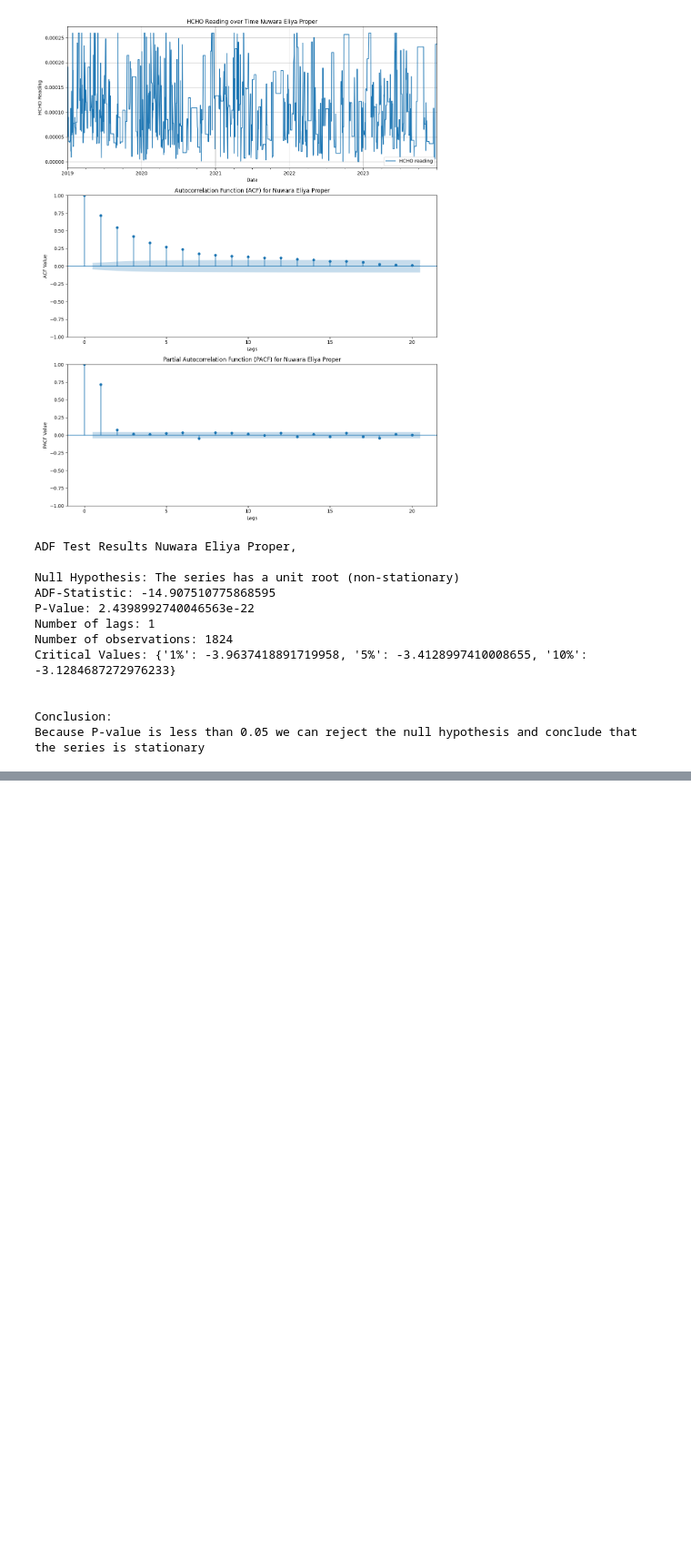
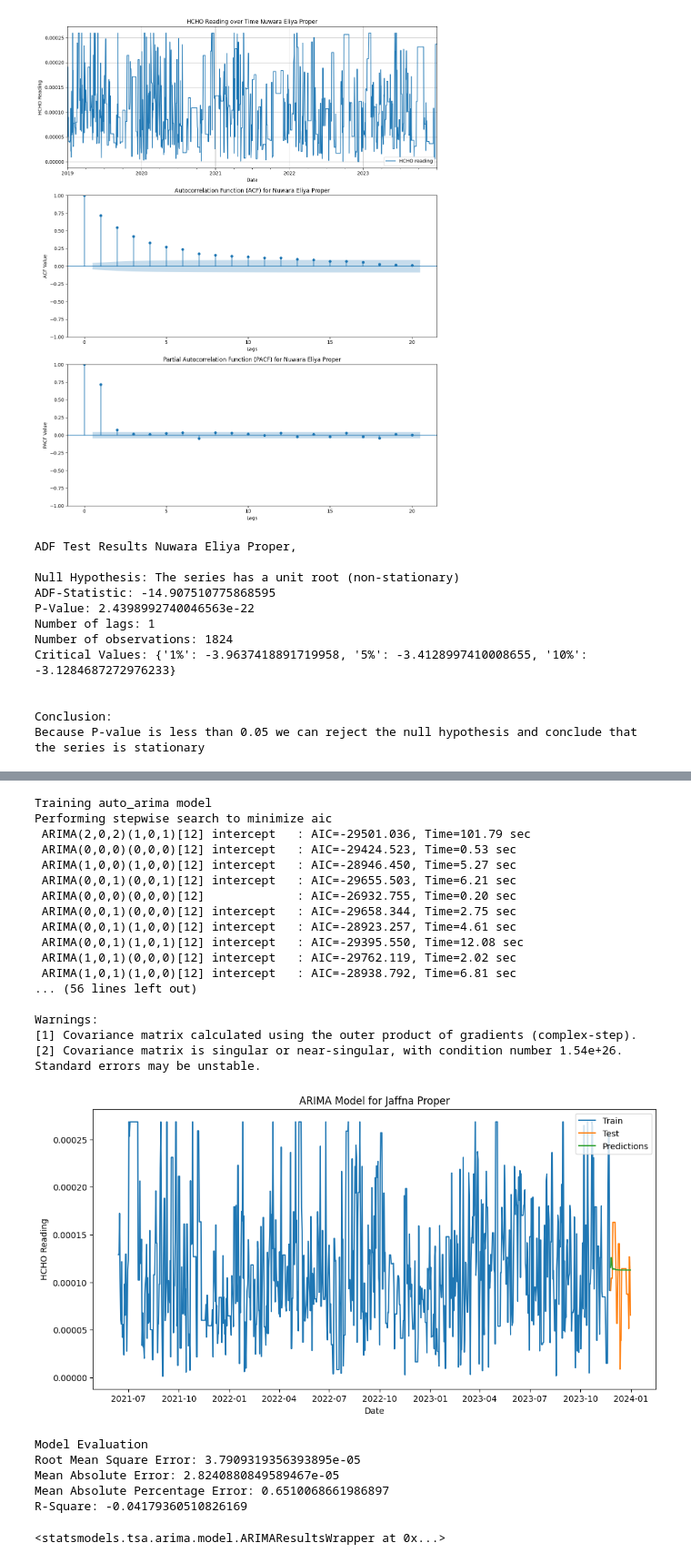
Before and after one commit to PehansiK/Analyzing-HCHO-Gas-in-Sri-Lanka, a Jupyter notebook: ModelBuilding.ipynb, the cells around one changed output, grey strips where cells are left out. Shown at 91% size. Cells and saved outputs as stored; diff of their text form; code cells hidden in the pictures; blank space fills up the shorter version.

```diff
--- a/ModelBuilding.ipynb
+++ b/ModelBuilding.ipynb
@@ -257,0 +395,30 @@ Because P-value is less than 0.05 we can reject the null hypothesis and conclude
+# %%
+location_name = "Jaffna Proper"
+location_data = df[df["Location"] == location_name]
+
+train_arima(location_data, location_name)
+# %% [output]
+Training auto_arima model
+Performing stepwise search to minimize aic
+ ARIMA(2,0,2)(1,0,1)[12] intercept   : AIC=-29501.036, Time=101.79 sec
+ ARIMA(0,0,0)(0,0,0)[12] intercept   : AIC=-29424.523, Time=0.53 sec
+ ARIMA(1,0,0)(1,0,0)[12] intercept   : AIC=-28946.450, Time=5.27 sec
+ ARIMA(0,0,1)(0,0,1)[12] intercept   : AIC=-29655.503, Time=6.21 sec
+ ARIMA(0,0,0)(0,0,0)[12]             : AIC=-26932.755, Time=0.20 sec
+ ARIMA(0,0,1)(0,0,0)[12] intercept   : AIC=-29658.344, Time=2.75 sec
+ ARIMA(0,0,1)(1,0,0)[12] intercept   : AIC=-28923.257, Time=4.61 sec
+ ARIMA(0,0,1)(1,0,1)[12] intercept   : AIC=-29395.550, Time=12.08 sec
+ ARIMA(1,0,1)(0,0,0)[12] intercept   : AIC=-29762.119, Time=2.02 sec
+ ARIMA(1,0,1)(1,0,0)[12] intercept   : AIC=-28938.792, Time=6.81 sec
+... (56 lines left out)
+
+Warnings:
+[1] Covariance matrix calculated using the outer product of gradients (complex-step).
+[2] Covariance matrix is singular or near-singular, with condition number 1.54e+26. Standard errors may be unstable.
+[figure, added]
+Model Evaluation
+Root Mean Square Error: 3.7909319356393895e-05
+Mean Absolute Error: 2.8240880849589467e-05
+Mean Absolute Percentage Error: 0.6510068661986897
+R-Square: -0.04179360510826169
+<statsmodels.tsa.arima.model.ARIMAResultsWrapper at 0x...>
```
Also changed, not shown: parts of 7 cells of this notebook.
